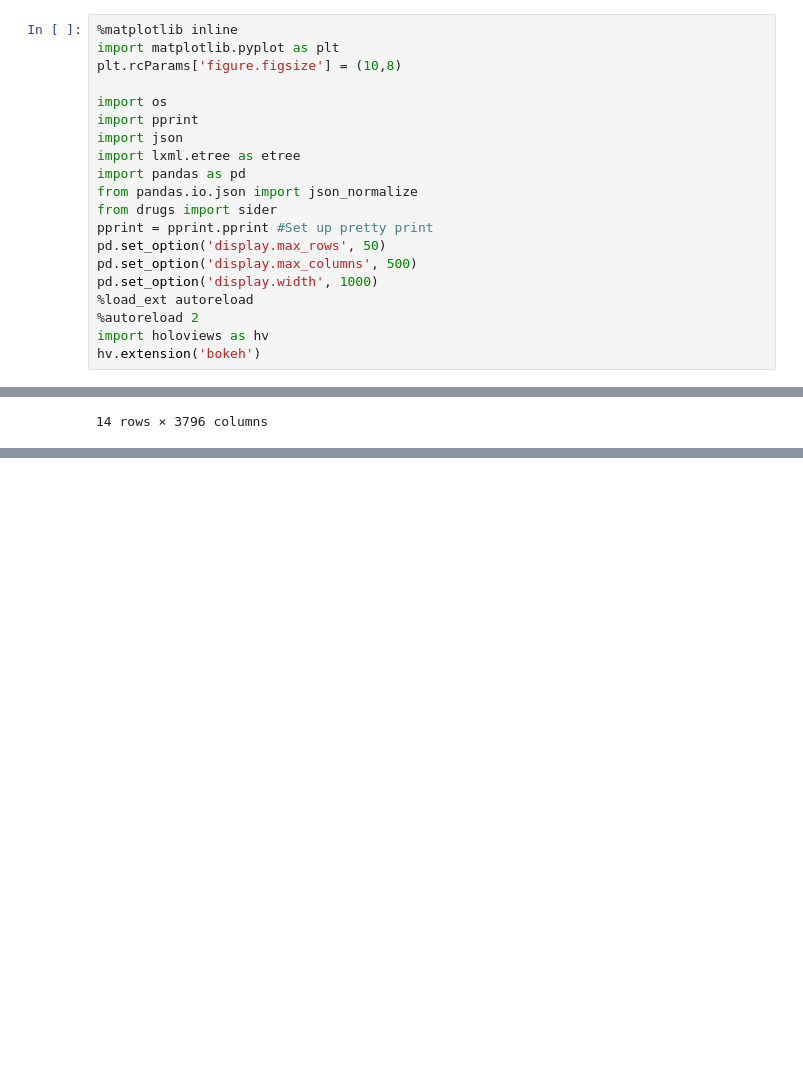
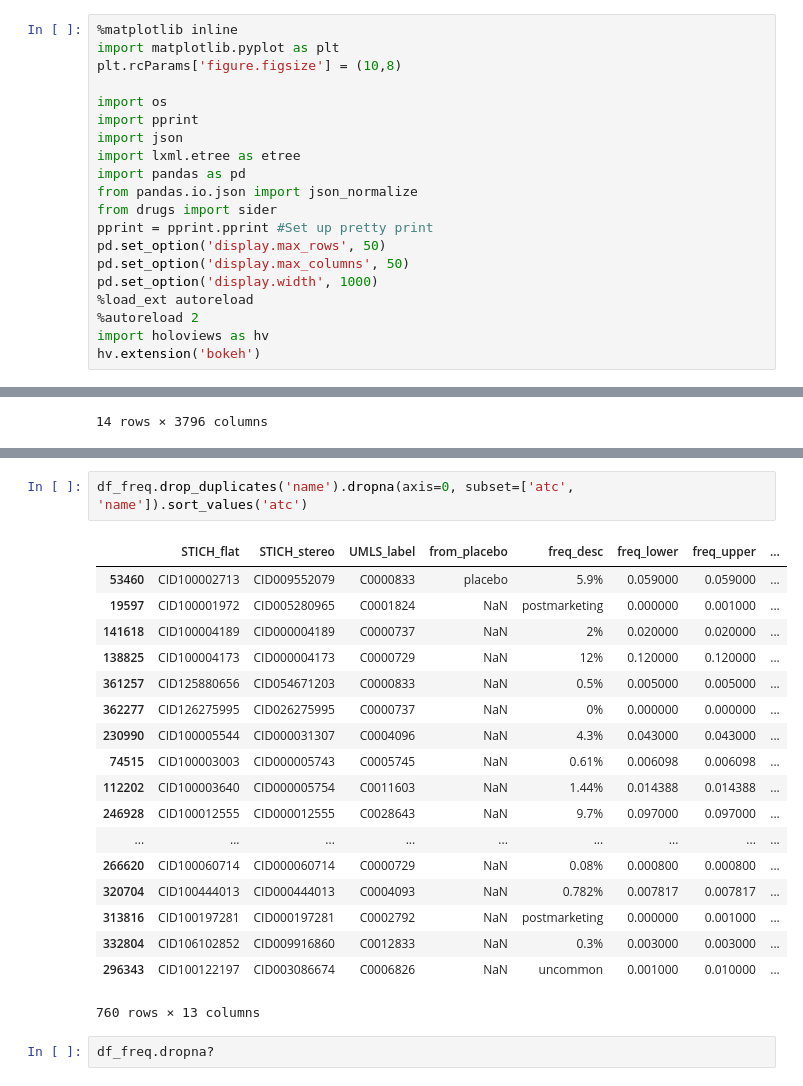
Before and after one commit to batmanlab/drugEmbedding, a Jupyter notebook: notebooks/sider_similarity.ipynb, the cells around one changed output, grey strips where cells are left out. Cells and saved outputs as stored; diff of their text form; blank space fills up the shorter version.

```diff
--- a/notebooks/sider_similarity.ipynb
+++ b/notebooks/sider_similarity.ipynb
@@ -15,7 +15,7 @@ from pandas.io.json import json_normalize
 from drugs import sider
 pprint = pprint.pprint #Set up pretty print
 pd.set_option('display.max_rows', 50)
-pd.set_option('display.max_columns', 500)
+pd.set_option('display.max_columns', 50)
 pd.set_option('display.width', 1000)
 %load_ext autoreload
 %autoreload 2
@@ -59,0 +151,23 @@ df_vec
+# %%
+df_freq.drop_duplicates('name').dropna(axis=0, subset=['atc', 'name']).sort_values('atc')
+# %% [output]
+|  | STICH_flat | STICH_stereo | UMLS_label | from_placebo | freq_desc | freq_lower | freq_upper | ... |
+| 53460 | CID100002713 | CID009552079 | C0000833 | placebo | 5.9% | 0.059000 | 0.059000 | ... |
+| 19597 | CID100001972 | CID005280965 | C0001824 | NaN | postmarketing | 0.000000 | 0.001000 | ... |
+| 141618 | CID100004189 | CID000004189 | C0000737 | NaN | 2% | 0.020000 | 0.020000 | ... |
+| 138825 | CID100004173 | CID000004173 | C0000729 | NaN | 12% | 0.120000 | 0.120000 | ... |
+| 361257 | CID125880656 | CID054671203 | C0000833 | NaN | 0.5% | 0.005000 | 0.005000 | ... |
+| 362277 | CID126275995 | CID026275995 | C0000737 | NaN | 0% | 0.000000 | 0.000000 | ... |
+| 230990 | CID100005544 | CID000031307 | C0004096 | NaN | 4.3% | 0.043000 | 0.043000 | ... |
+| 74515 | CID100003003 | CID000005743 | C0005745 | NaN | 0.61% | 0.006098 | 0.006098 | ... |
+| 112202 | CID100003640 | CID000005754 | C0011603 | NaN | 1.44% | 0.014388 | 0.014388 | ... |
+| 246928 | CID100012555 | CID000012555 | C0028643 | NaN | 9.7% | 0.097000 | 0.097000 | ... |
+| ... | ... | ... | ... | ... | ... | ... | ... | ... |
+| 266620 | CID100060714 | CID000060714 | C0000729 | NaN | 0.08% | 0.000800 | 0.000800 | ... |
+| 320704 | CID100444013 | CID000444013 | C0004093 | NaN | 0.782% | 0.007817 | 0.007817 | ... |
+| 313816 | CID100197281 | CID000197281 | C0002792 | NaN | postmarketing | 0.000000 | 0.001000 | ... |
+| 332804 | CID106102852 | CID009916860 | C0012833 | NaN | 0.3% | 0.003000 | 0.003000 | ... |
+| 296343 | CID100122197 | CID003086674 | C0006826 | NaN | uncommon | 0.001000 | 0.010000 | ... |
+760 rows × 13 columns
+# %%
+df_freq.dropna?
```
Also changed, not shown: parts of 14 cells of this notebook, 2 other files.
